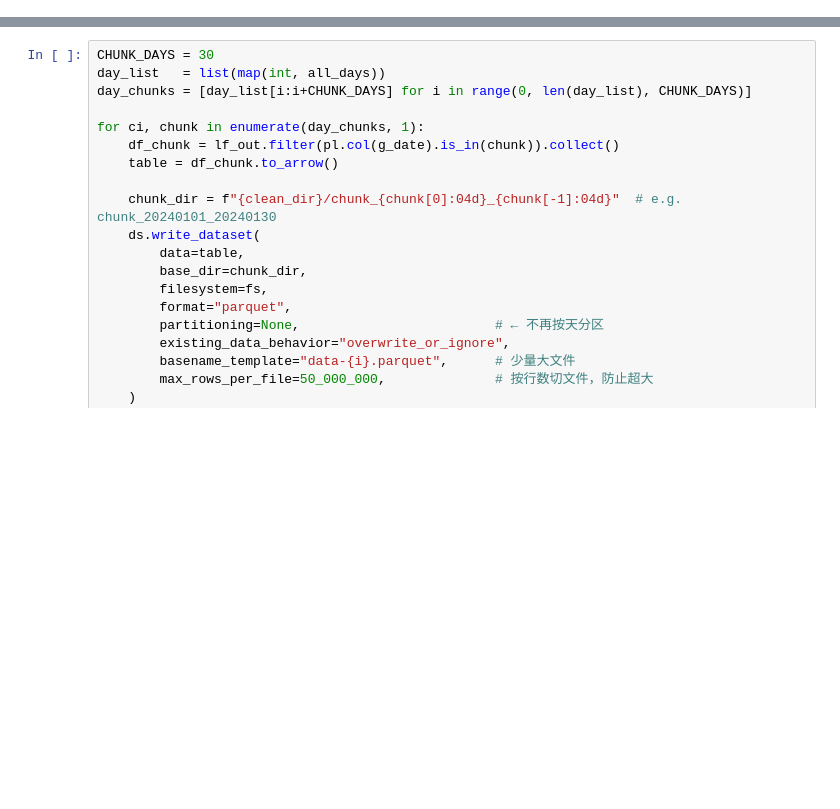
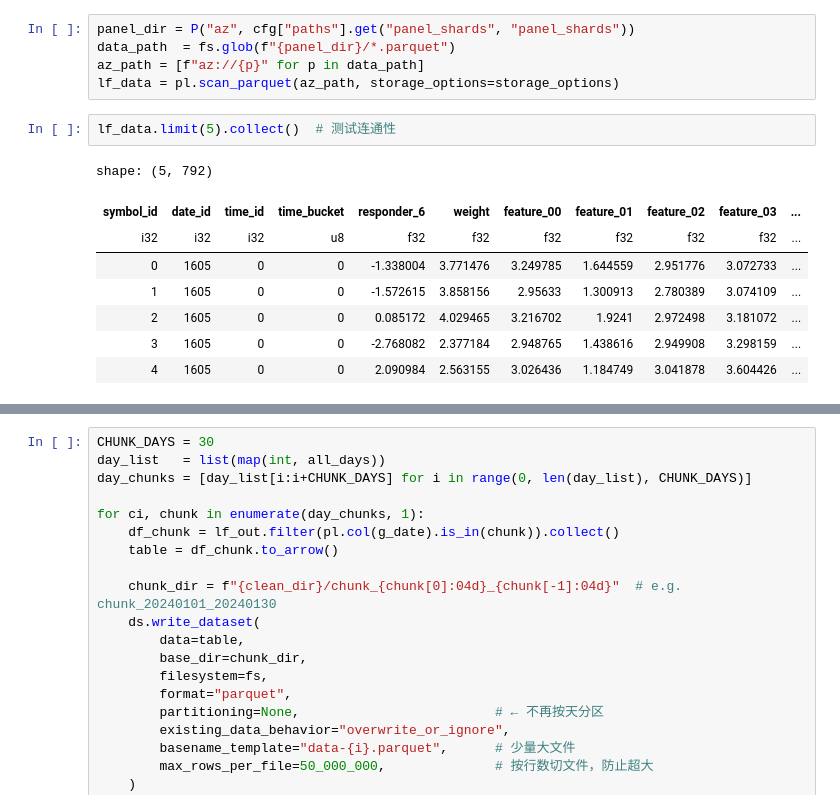
Before and after one commit to Jackson00Han/Jane-Street-Time-Series-Forecasting, a Jupyter notebook: tft.ipynb, the cells around one changed output, grey strips where cells are left out. Cells and saved outputs as stored; diff of their text form; blank space fills up the shorter version.

```diff
--- a/tft.ipynb
+++ b/tft.ipynb
@@ -119,0 +109,16 @@ print("config ready")
+# %%
+panel_dir = P("az", cfg["paths"].get("panel_shards", "panel_shards"))
+data_path  = fs.glob(f"{panel_dir}/*.parquet")
+az_path = [f"az://{p}" for p in data_path]
+lf_data = pl.scan_parquet(az_path, storage_options=storage_options)
+# %%
+lf_data.limit(5).collect()  # 测试连通性
+# %% [output]
+shape: (5, 792)
+| symbol_id | date_id | time_id | time_bucket | responder_6 | weight | feature_00 | feature_01 | feature_02 | feature_03 | ... |
+| i32 | i32 | i32 | u8 | f32 | f32 | f32 | f32 | f32 | f32 | ... |
+| 0 | 1605 | 0 | 0 | -1.338004 | 3.771476 | 3.249785 | 1.644559 | 2.951776 | 3.072733 | ... |
+| 1 | 1605 | 0 | 0 | -1.572615 | 3.858156 | 2.95633 | 1.300913 | 2.780389 | 3.074109 | ... |
+| 2 | 1605 | 0 | 0 | 0.085172 | 4.029465 | 3.216702 | 1.9241 | 2.972498 | 3.181072 | ... |
+| 3 | 1605 | 0 | 0 | -2.768082 | 2.377184 | 2.948765 | 1.438616 | 2.949908 | 3.298159 | ... |
+| 4 | 1605 | 0 | 0 | 2.090984 | 2.563155 | 3.026436 | 1.184749 | 3.041878 | 3.604426 | ... |
```
Also changed, not shown: parts of 8 cells of this notebook, 2 other files.
